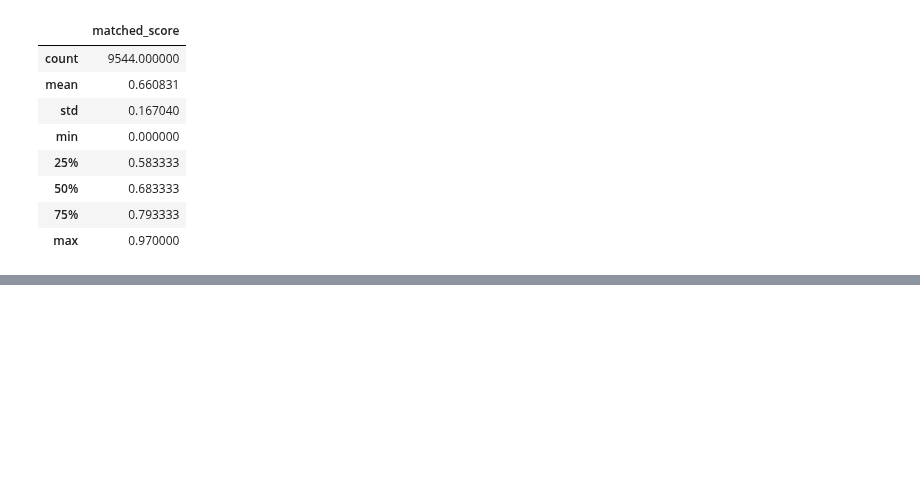
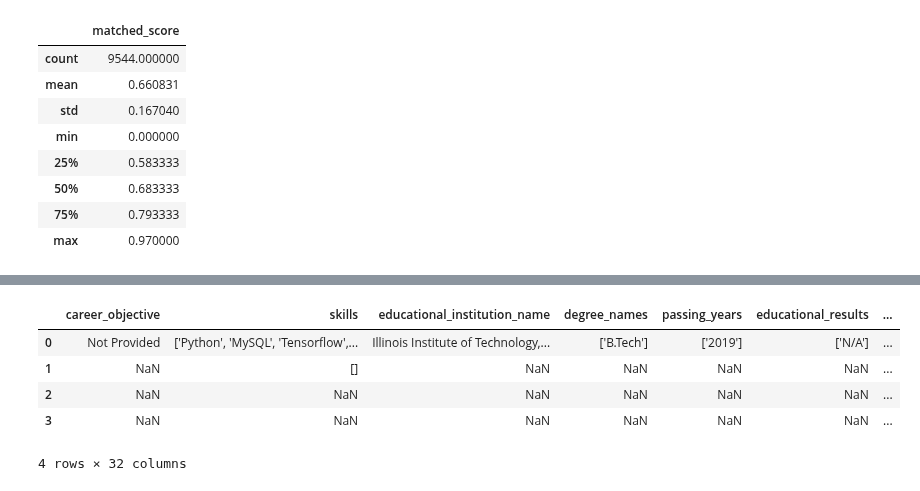
Before and after one commit to manasesmutembei11/ML, a Jupyter notebook: pandas/resume_analysis.ipynb, the cells around one changed output, grey strips where cells are left out. Cells and saved outputs as stored; diff of their text form; code cells hidden in the pictures; blank space fills up the shorter version.

```diff
--- a/pandas/resume_analysis.ipynb
+++ b/pandas/resume_analysis.ipynb
@@ -142,0 +160,9 @@ data.describe(include=["number"])
+# %%
+data.mode()
+# %% [output]
+|  | career_objective | skills | educational_institution_name | degree_names | passing_years | educational_results | ... |
+| 0 | Not Provided | ['Python', 'MySQL', 'Tensorflow',... | Illinois Institute of Technology,... | ['B.Tech'] | ['2019'] | ['N/A'] | ... |
+| 1 | NaN | [] | NaN | NaN | NaN | NaN | ... |
+| 2 | NaN | NaN | NaN | NaN | NaN | NaN | ... |
+| 3 | NaN | NaN | NaN | NaN | NaN | NaN | ... |
+4 rows × 32 columns
```
Also changed, not shown: parts of 2 cells of this notebook, 1 other file.
